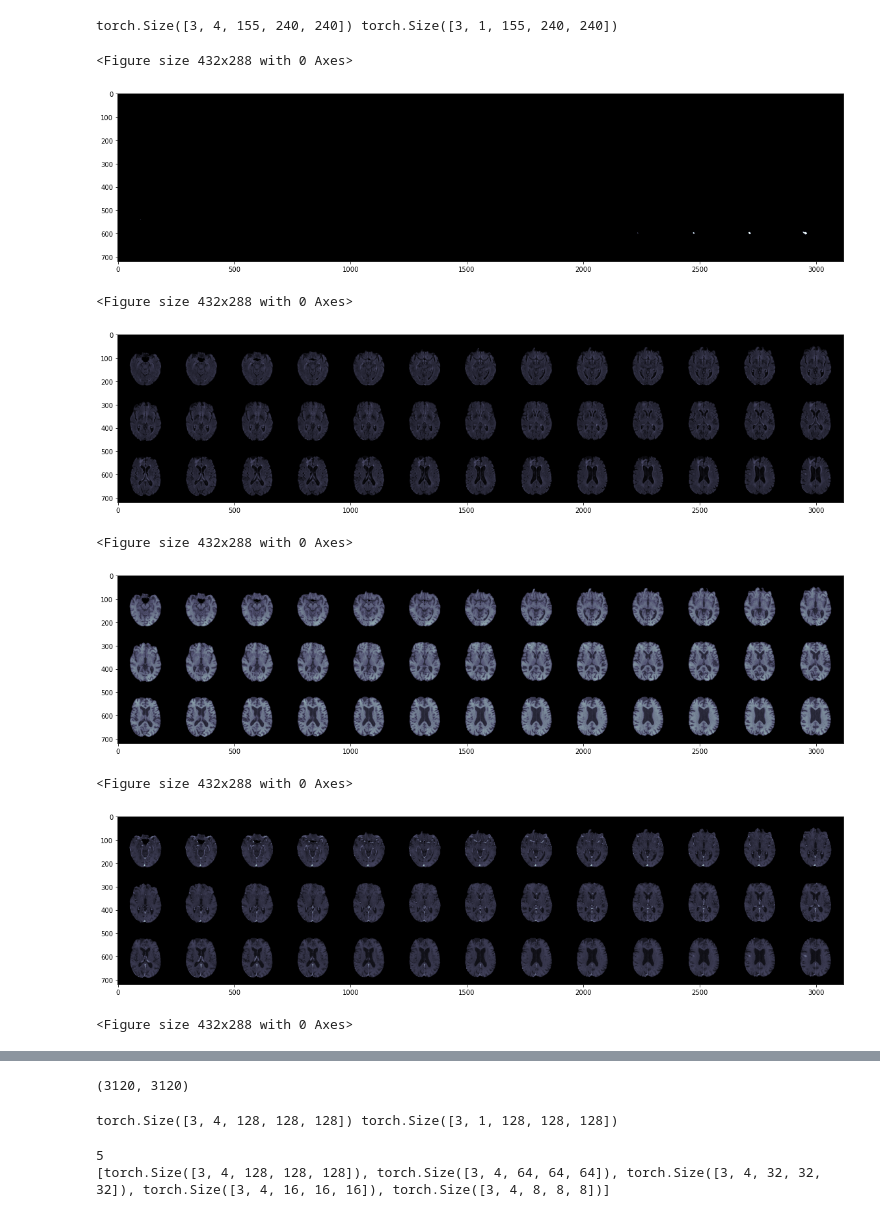
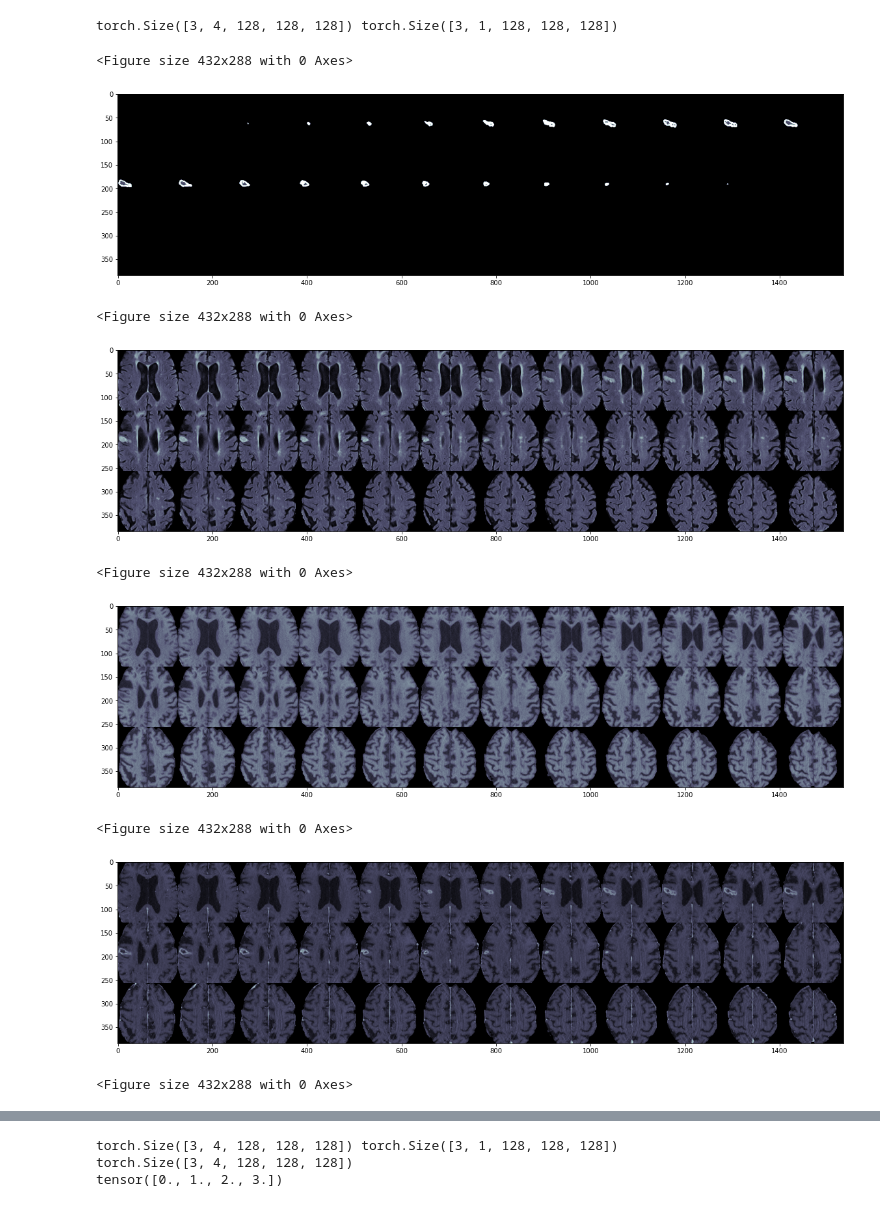
Before and after one commit to MouYongli/FL-PHT, a Jupyter notebook: isolated/test.ipynb, the cells around one changed output, grey strips where cells are left out. Cells and saved outputs as stored; diff of their text form; code cells hidden in the pictures.

Commit message:
upload training code for isolated learning

```diff
--- a/isolated/test.ipynb
+++ b/isolated/test.ipynb
@@ -24,24 +23,0 @@ from batchgenerators.transforms.utility_transforms import RenameTransform, Numpy
-# %%
-def numpy_collate(batch):
-    batch = torch.utils.data._utils.collate.default_collate(batch)
-    for k in batch.keys():
-        batch[k] = batch[k].numpy()
-    return batch
-
-dset = NibabelDataset()
-dloader = DataLoader(dset, 3, collate_fn=numpy_collate)
-
-PATCH_SIZE = [128, 128, 128]
-tr_transforms = []
-tr_transforms.append(GaussianNoiseTransform(p_per_sample=0.1))
-tr_transforms.append(
-    GaussianBlurTransform((0.5, 1.), different_sigma_per_channel=True, p_per_sample=0.2, p_per_channel=0.5))
-tr_transforms.append(RenameTransform('seg', 'target', True))
-tr_transforms.append(NumpyToTensor(['data', 'target'], 'float'))
-tr_transforms = Compose(tr_transforms)
-diter = iter(dloader)
-ditem = next(diter)
-data = tr_transforms(**ditem)
-print(data["data"].shape, data["target"].shape)
-# %% [output]
-torch.Size([3, 4, 155, 240, 240]) torch.Size([3, 1, 155, 240, 240])
@@ -48,32 +60,39 @@ torch.Size([3, 4, 155, 240, 240]) torch.Size([3, 1, 155, 240, 240])
+# %%
+diter = iter(dloader)
+ditem = next(diter)
+data = transforms_train(**ditem)
+print(data["data"].shape, data["target"].shape)
+# %% [output]
+torch.Size([3, 4, 128, 128, 128]) torch.Size([3, 1, 128, 128, 128])
 # %%
 imgs, lbls = data["data"].numpy(), data["target"].numpy()
 plt.figure()
 fig, ax1 = plt.subplots(1, 1, figsize=(20, 20))
-ax1.imshow(montage(lbls[0, 0])[960:1680,:], cmap='bone')
+ax1.imshow(montage(lbls[0, 0])[768:1152, :], cmap='bone')
 plt.show()
 plt.figure()
 fig, ax1 = plt.subplots(1, 1, figsize=(20, 20))
-ax1.imshow(montage(imgs[0, 0])[960:1680,:], cmap='bone')
+ax1.imshow(montage(imgs[0, 0])[768:1152, :], cmap='bone')
 plt.show()
 plt.figure()
 fig, ax1 = plt.subplots(1, 1, figsize=(20, 20))
-ax1.imshow(montage(imgs[0, 1])[960:1680,:], cmap='bone')
+ax1.imshow(montage(imgs[0, 1])[768:1152, :], cmap='bone')
 plt.show()
 plt.figure()
 fig, ax1 = plt.subplots(1, 1, figsize=(20, 20))
-ax1.imshow(montage(imgs[0, 2])[960:1680,:], cmap='bone')
+ax1.imshow(montage(imgs[0, 2])[768:1152, :], cmap='bone')
 plt.show()
 plt.figure()
 fig, ax1 = plt.subplots(1, 1, figsize=(20, 20))
-ax1.imshow(montage(imgs[0, 3])[960:1680,:], cmap='bone')
+ax1.imshow(montage(imgs[0, 3])[768:1152, :], cmap='bone')
 plt.show()
 # %% [output]
 <Figure size 432x288 with 0 Axes>
-[figure, old version]
+[figure, new version]
 <Figure size 432x288 with 0 Axes>
-[figure, old version]
+[figure, new version]
 <Figure size 432x288 with 0 Axes>
-[figure, old version]
+[figure, new version]
 <Figure size 432x288 with 0 Axes>
-[figure, old version]
+[figure, new version]
 <Figure size 432x288 with 0 Axes>
@@ -81,5 +100 @@ plt.show()
-# %%
-montage(imgs[0, 1]).shape
-# %% [output]
-(3120, 3120)
 # %%
@@ -87,13 +102,11 @@ model = PlainConvUNet(4, 6, (32, 64, 125, 256, 320, 320), nn.Conv3d, 3, (1, 2, 2
 # %%
-imgs_test = data["data"][:,:,:128,:128,:128]
-lbls_test = data["target"][:,:,:128,:128,:128]
+imgs_test = data["data"]
+lbls_test = data["target"]
 print(imgs_test.shape, lbls_test.shape)
 preds_test = model(imgs_test)
+print(preds_test.shape)
+print(lbls_test.unique())
 # %% [output]
 torch.Size([3, 4, 128, 128, 128]) torch.Size([3, 1, 128, 128, 128])
+torch.Size([3, 4, 128, 128, 128])
+tensor([0., 1., 2., 3.])
-# %%
-print(len(preds_test))
-print([preds_test[i].shape for i in range(len(preds_test))])
-# %% [output]
-5
-[torch.Size([3, 4, 128, 128, 128]), torch.Size([3, 4, 64, 64, 64]), torch.Size([3, 4, 32, 32, 32]), torch.Size([3, 4, 16, 16, 16]), torch.Size([3, 4, 8, 8, 8])]
```
Also changed, not shown: parts of 9 cells of this notebook, 3 other files.
